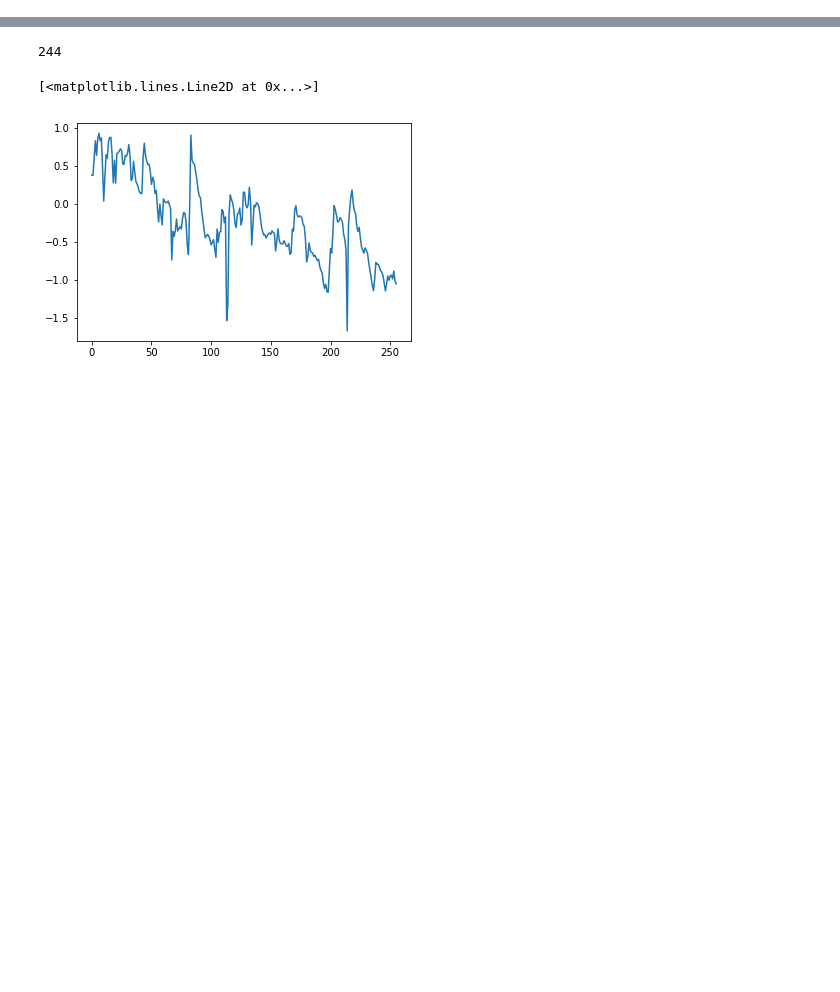
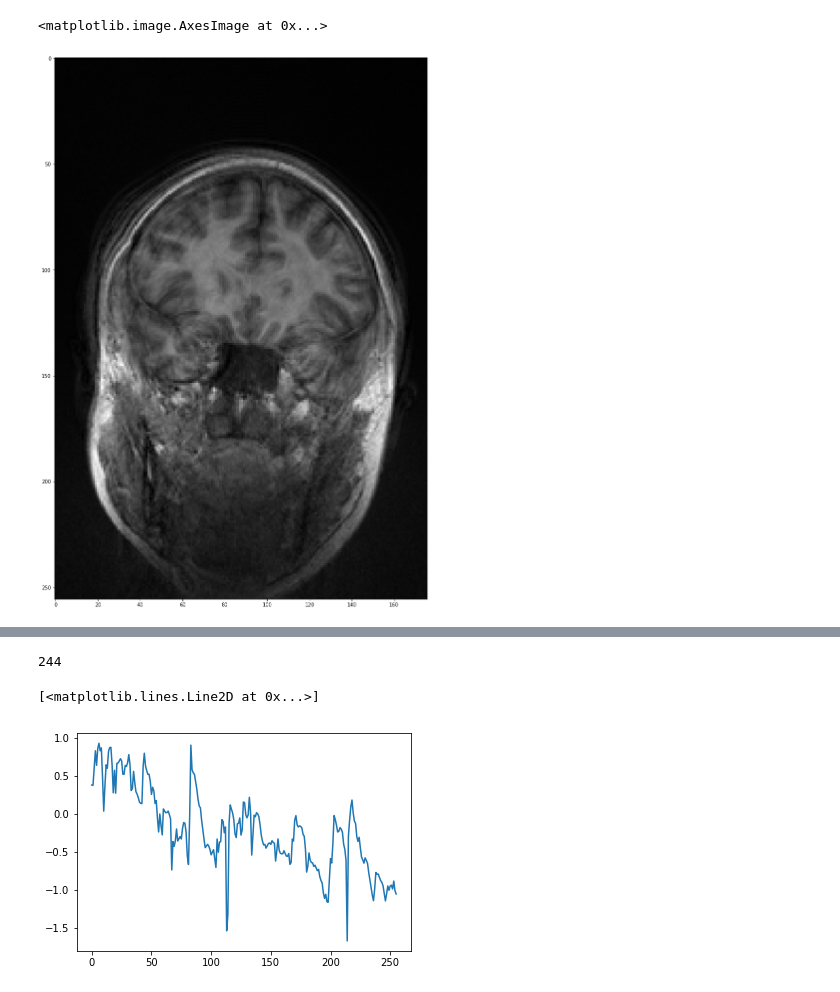
Before and after one commit to eyang9001/NU_Radiology, a Jupyter notebook: NU_Transform_FS.ipynb, the cells around one changed output, grey strips where cells are left out. Drawn from its saved outputs; the diff is of its cells as text; code cells hidden in the pictures; blank space fills up the shorter version.

```diff
--- a/NU_Transform_FS.ipynb
+++ b/NU_Transform_FS.ipynb
@@ -132,0 +153,22 @@ len(mot1.roll)
+# %%
+# Reads in the kspace caches and appends one slice at a time
+compiled_img_real = []
+compiled_img_imag = []
+for i in range(256):
+    cache_path = os.path.join(path2kspace, 'cache', 'real', str(i) + '.nii')
+    reader = sitk.ImageFileReader()
+    reader.SetImageIO("NiftiImageIO")
+    reader.SetFileName(cache_path)
+    image = reader.Execute()
+    # convert image into np array & perform fft
+    img = sitk.GetArrayFromImage(image)
+    compiled_img_real.append(img[i])
+
+    cache_path = os.path.join(path2kspace, 'cache', 'imag', str(i) + '.nii')
+    reader = sitk.ImageFileReader()
+    reader.SetImageIO("NiftiImageIO")
+    reader.SetFileName(cache_path)
+    image = reader.Execute()
+    # convert image into np array & perform fft
+    img = sitk.GetArrayFromImage(image)
+    compiled_img_imag.append(img[i])
@@ -132,0 +214,3 @@ len(mot1.roll)
+# %%
+compiled_k = compiled_img_real + (np.array(compiled_img_imag)*1j)
+compiled_vis = np.fft.ifftn(np.array(compiled_k))
@@ -132,0 +228,6 @@ len(mot1.roll)
+# %%
+plt.figure(figsize= (20,20))
+plt.imshow(np.abs(compiled_vis[100]), cmap='gray')
+# %% [output]
+<matplotlib.image.AxesImage at 0x...>
+[figure, added]
```
Also changed, not shown: parts of 10 cells of this notebook.
